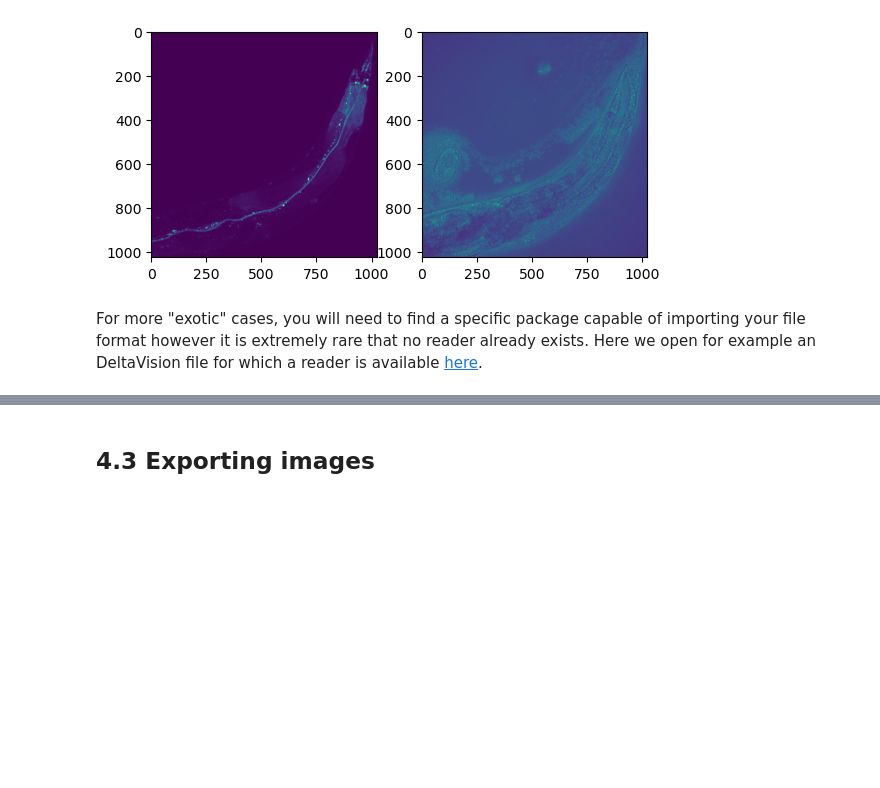
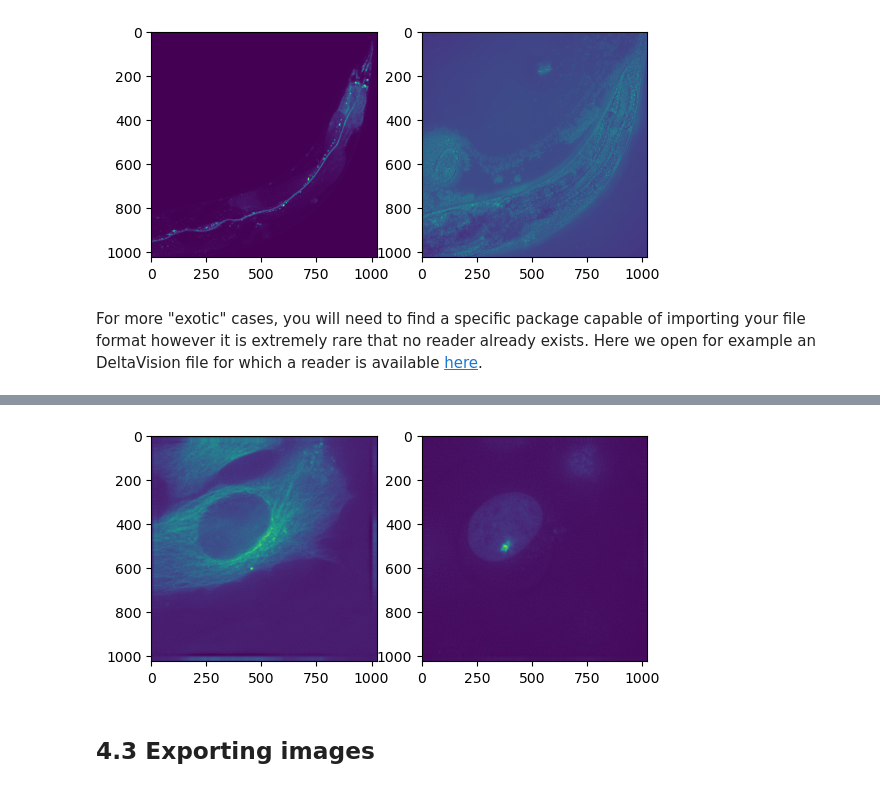
Before and after one commit to guiwitz/neubias_academy_biapy, a Jupyter notebook: 04-Image_import.ipynb, the cells around one changed output, grey strips where cells are left out. Cells and saved outputs as stored; diff of their text form; code cells hidden in the pictures; blank space fills up the shorter version.

```diff
--- a/04-Image_import.ipynb
+++ b/04-Image_import.ipynb
@@ -353,7 +355,9 @@ mrcimage.shape
 # %%
 fig, ax = plt.subplots(1,2)
-ax[0].imshow(mrcimage[0,1,0,:,:])
-ax[1].imshow(mrcimage[0,30,0,:,:]);
+ax[0].imshow(mrcimage[0,20,:,:])
+ax[1].imshow(mrcimage[1,20,:,:]);
+# %% [output]
+[figure, added]
 # %% [markdown]
 ## 4.3 Exporting images
 # %% [markdown]
```
Also changed, not shown: parts of 1 cell of this notebook.
